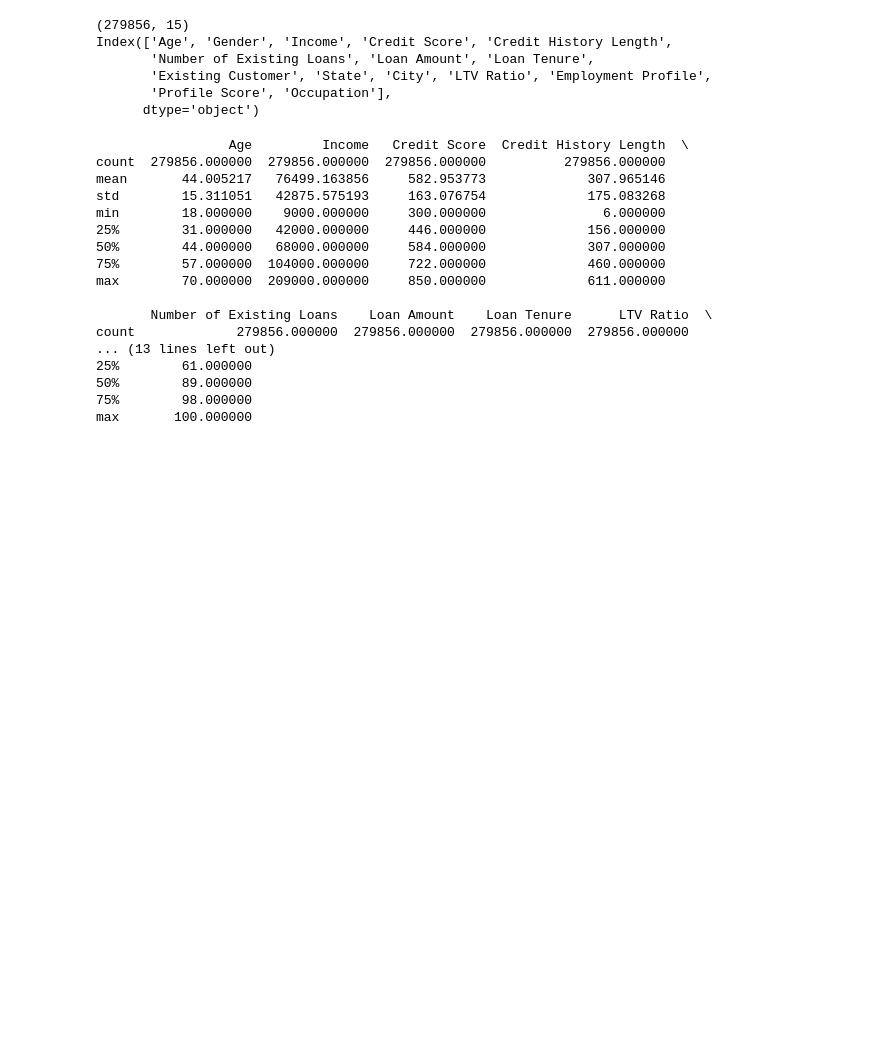
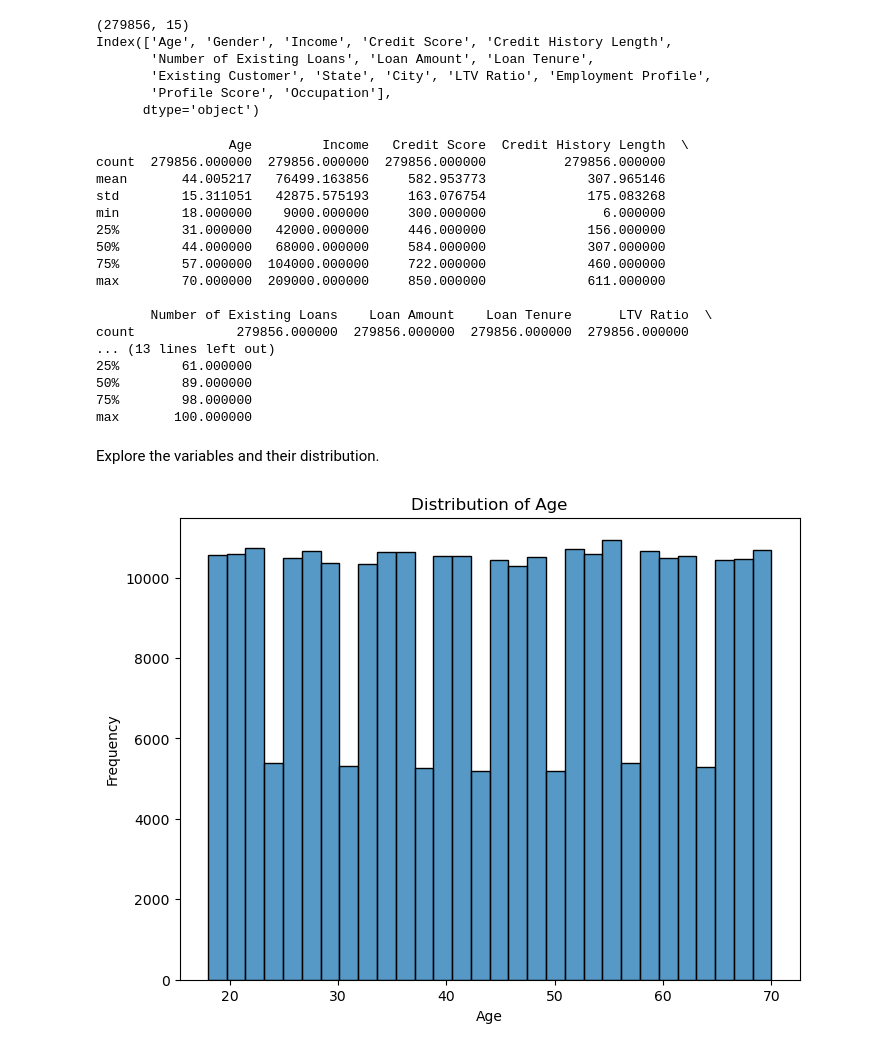
Before and after one commit to sanjip1203/Credit_score_prediction, a Jupyter notebook: group.ipynb, the cells around one changed output. Saved outputs shown, nothing was run; the diff lists cells and outputs as text; code cells hidden in the pictures; blank space fills up the shorter version.

```diff
--- a/group.ipynb
+++ b/group.ipynb
@@ -7,5 +20,5 @@ import sklearn as sk
 # %%
-df = pd.read_csv("credit_data.csv")
+df = pd.read_csv("df.csv")
 df.head()
 # %% [output]
 |  | Age | Gender | Income | Credit Score | Credit History Length | Number of Existing Loans | Loan Amount | ... |
@@ -75,0 +108,4 @@ duplicates, missing_values
+# %%
+# now there is no missing value
+mask = df['Employment Profile'] == 'Unemployed'
+df.loc[mask, 'Occupation'] = df.loc[mask, 'Occupation'].fillna('None')
@@ -107,3 +164,14 @@ count             279856.000000  279856.000000  279856.000000  279856.000000
 50%        89.000000
 75%        98.000000
 max       100.000000
+# %% [markdown]
+Explore the variables and their distribution.
+# %%
+plt.figure(figsize=(8, 6))
+sns.histplot(df['Age'].dropna(), bins=30, kde=False)
+plt.title('Distribution of Age')
+plt.xlabel('Age')
+plt.ylabel('Frequency')
+plt.show()
+# %% [output]
+[figure, added]
```
Also changed, not shown: parts of 61 cells of this notebook.
